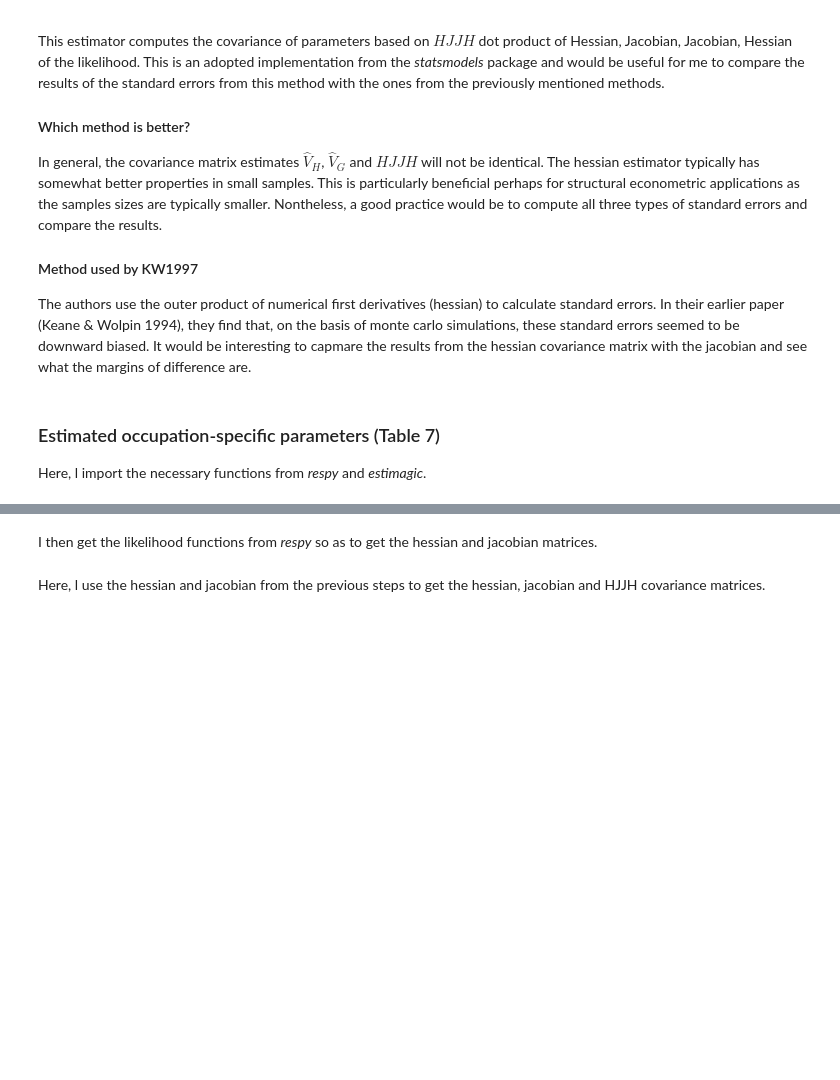
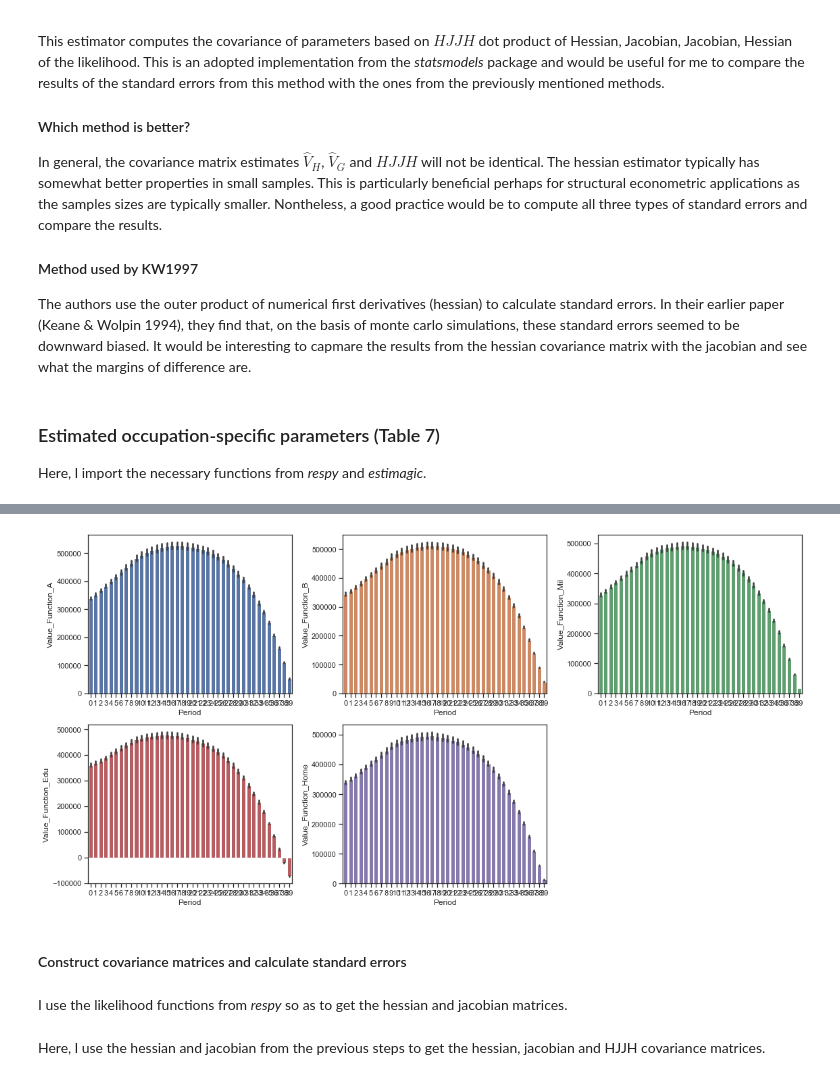
Before and after one commit to Yuleii/student-project-lindamaok899, a Jupyter notebook: student_project.ipynb, the cells around one changed output, grey strips where cells are left out. Cells and saved outputs as stored; diff of their text form; code cells hidden in the pictures; blank space fills up the shorter version.

```diff
--- a/student_project.ipynb
+++ b/student_project.ipynb
@@ -611,5 +628,14 @@ plt.show()
+# %%
+from auxiliary.auxiliary import value_func_extended
+
+# Plot value functions for extended model
+value_func_extended(respy_df, ax)
+# %% [output]
+[figure, added]
+# %% [markdown]
+#### Construct covariance matrices and calculate standard errors
 # %% [markdown]
-I then get the likelihood functions from *respy* so as to get the hessian and jacobian matrices.
+I use the likelihood functions from *respy* so as to get the hessian and jacobian matrices.
 # %%
 # jacobian and hessian matrices
 #simulated_df = rp.simulate(params, options)[1]
```
Also changed, not shown: parts of 18 cells of this notebook, 1 other file.
